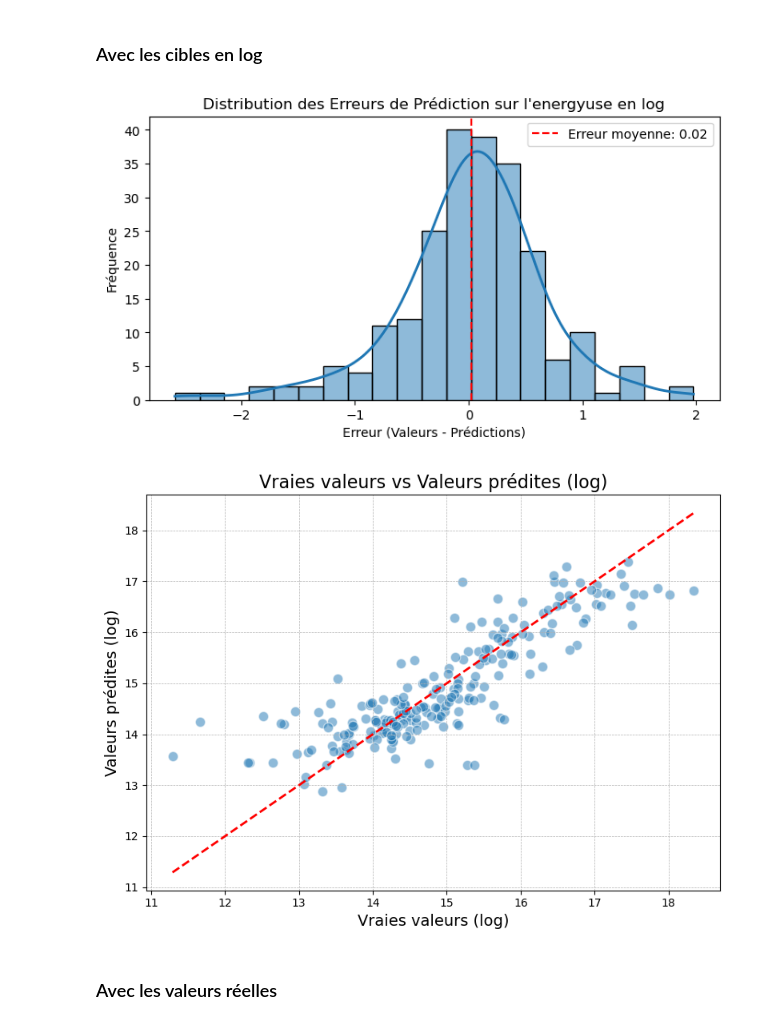
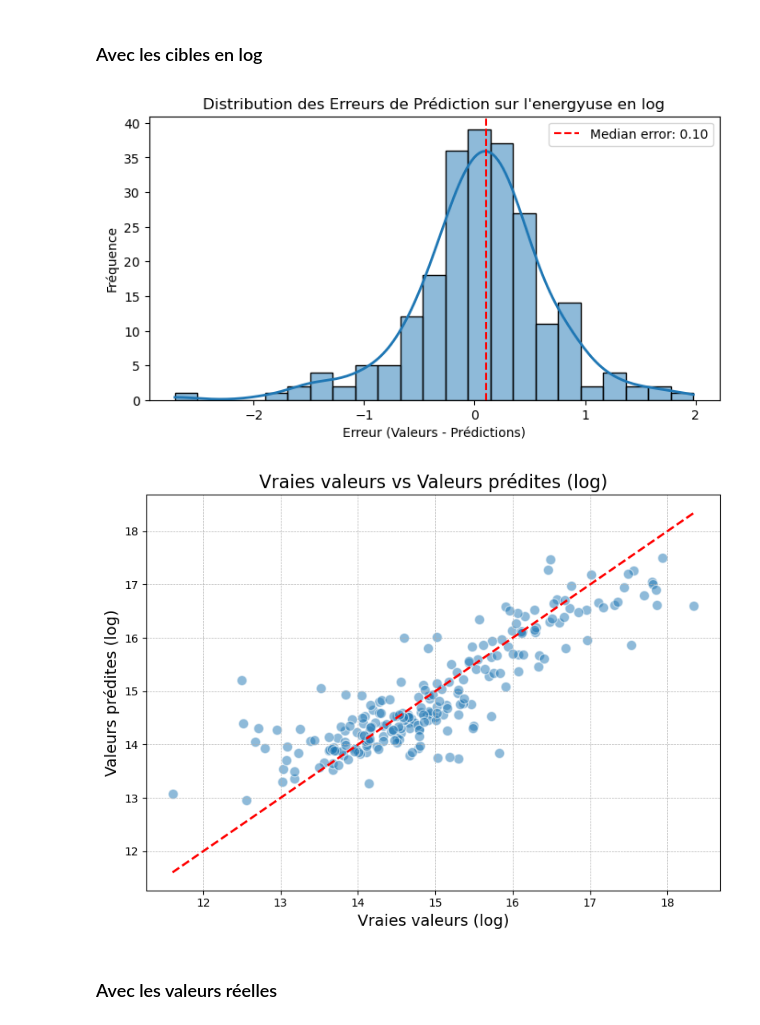
Before and after one commit to Stely-data/OC-Projet-4, a Jupyter notebook: Deveau_Estelle_2_notebook_prediction_EnergyUse_022024.ipynb, the cells around one changed output. Cells and saved outputs as stored; diff of their text form; code cells hidden in the pictures.

```diff
--- a/Deveau_Estelle_2_notebook_prediction_EnergyUse_022024.ipynb
+++ b/Deveau_Estelle_2_notebook_prediction_EnergyUse_022024.ipynb
@@ -84,12 +84,15 @@ df['GFA_Autres'] = df['GFA_Autres'] + df['GFA_Commerces'] + df['GFA_Parking']
 df.drop(columns=['GFA_Laboratoire','GFA_Hopital', 'GFA_Supermarche', 'GFA_Bureaux_services', 'GFA_Education', 'GFA_Public_loisirs',
                 'GFA_Restauration', 'GFA_Commerces', 'GFA_Parking', 'GFA_Résidences', 'GFA_DataCenter'], inplace=True)
 # %%
-# Suppression des individus avec une valeur non nulle dans , 'GFA_Laboratoire_Hopital'
-#df = df[df['GFA_Sciences'] == 0]
-df = df[df['GFA_Hopital'] == 0]
+df = df[df['GFA_Hopital_Clinic'] == 0]
+df['GFA_Residence'] = df['GFA_Residence'] + df['GFA_Hotel']
+df['GFA_Entrepot'] = df['GFA_Entrepot'] + df['GFA_Self_storage'] + df['GFA_Centre_ditribution']
+df['GFA_Services_public'] = df['GFA_Entrepot'] + df['GFA_Reunion']
+
+
 
 #Suppression de la colonne GFA_Laboratoire_Hopital
-df.drop(columns=['GFA_Hopital'], inplace=True)
+df.drop(columns=['GFA_Hopital_Clinic', 'GFA_Hotel', 'GFA_Self_storage', 'GFA_Centre_ditribution', 'GFA_Reunion'], inplace=True)
 # %%
 df.shape
 # %% [output]
@@ -223,2 +226,12 @@ X_train_scaled_df.head(5)
 # %% [markdown]
 ### Test de Student
+# %%
+# Ajout d'une constante à X pour le terme d'interception
+X_train_const = sm.add_constant(X_train_scaled_df)
+
+# Ajuster le modèle de régression linéaire avec statsmodels
+model = sm.OLS(y_train, X_train_const).fit()
+
+# Obtenir et afficher le résumé du modèle
+summary = model.summary()
+print(summary)
@@ -225,3 +256,6 @@ X_train_scaled_df.head(5)
+# %%
+# Suppression du NumberofFloors
+X_train_scaled_df.drop(columns=['PropertyGFAParking'], inplace=True)
 # %%
 # Ajout d'une constante à X pour le terme d'interception
 X_train_const = sm.add_constant(X_train_scaled_df)
@@ -321,8 +355,8 @@ df.drop(columns=['NumberofFloors','NumberOfPropertyUseTypes'], inplace=True)
 # %%
 # Sélection des variables explicatives et des variables cibles
 features = df.drop(['TotalGHGEmissions', 'SiteEnergyUseWN(kBtu)', 'Log_TotalGHGEmissions', 'Log_SiteEnergyUseWN', 'ENERGYSTARScore',
-                    'NumberOfPropertyUseTypes'], axis=1)
-# , 'NumberofFloors'
+                    'NumberOfPropertyUseTypes', 'PropertyGFAParking', 'NumberofBuildings'], axis=1)
+#   , 'NumberofFloors'
 target = df['Log_SiteEnergyUseWN']
 
 # Transformation des variables catégorielles en variables numériques (encodage one-hot)
@@ -1013,24 +1047,24 @@ Ensemble de test : RMSE = 0.64, R² = 0.73, MAE = 0.46, SMAPE = 3.14%
 # %%
 # Calcul des erreurs
 errors = y_test - y_test_pred
 
 # Calcul de l'erreur moyenne
-mean_error = np.mean(errors)
+med_error = np.median(errors)
 
 # Visualisation de la distribution des erreurs
 # Couleurs de la palette tab10
 colors_tab10 = plt.cm.tab10(np.arange(10))
 plt.figure(figsize=(8, 4))
 sns.histplot(errors, kde=True, color=colors_tab10[0], line_kws={'color': colors_tab10[1], 'linewidth': 2})
-plt.axvline(mean_error, color='red', linestyle='--', label=f'Erreur moyenne: {mean_error:.2f}')
+plt.axvline(med_error, color='red', linestyle='--', label=f'Median error: {med_error:.2f}')
 plt.title('Distribution des Erreurs de Prédiction sur l\'energyuse en log')
 plt.xlabel('Erreur (Valeurs - Prédictions)')
 plt.ylabel('Fréquence')
 plt.legend()
 
 plt.show()
 # %% [output]
-[figure, old version]
+[figure, new version]
 # %%
 plt.figure(figsize=(8, 6))  # Augmenter la taille du graphique
 plt.scatter(y_test, y_test_pred, alpha=0.5, edgecolors='w', s=80)  # Ajouter des bords blancs pour mieux distinguer les points superposés
@@ -1043,7 +1077,7 @@ plt.grid(True, which='minor', linestyle=':', linewidth=0.5, alpha=0.7)  # Grille
 plt.tight_layout()  # Ajuste automatiquement les sous-graphiques pour bien remplir la figure
 plt.show()
 # %% [output]
-[figure, old version]
+[figure, new version]
 # %% [markdown]
 ### Avec les valeurs réelles
 # %%
```
Also changed, not shown: parts of 34 cells of this notebook.
